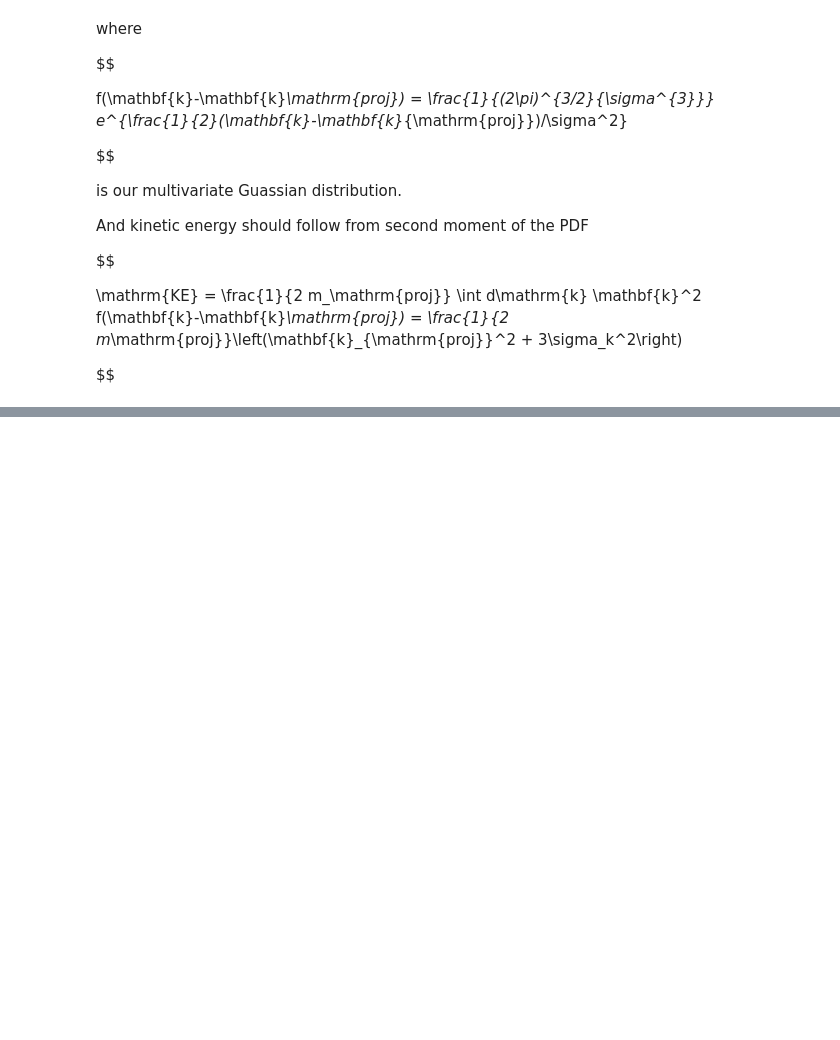
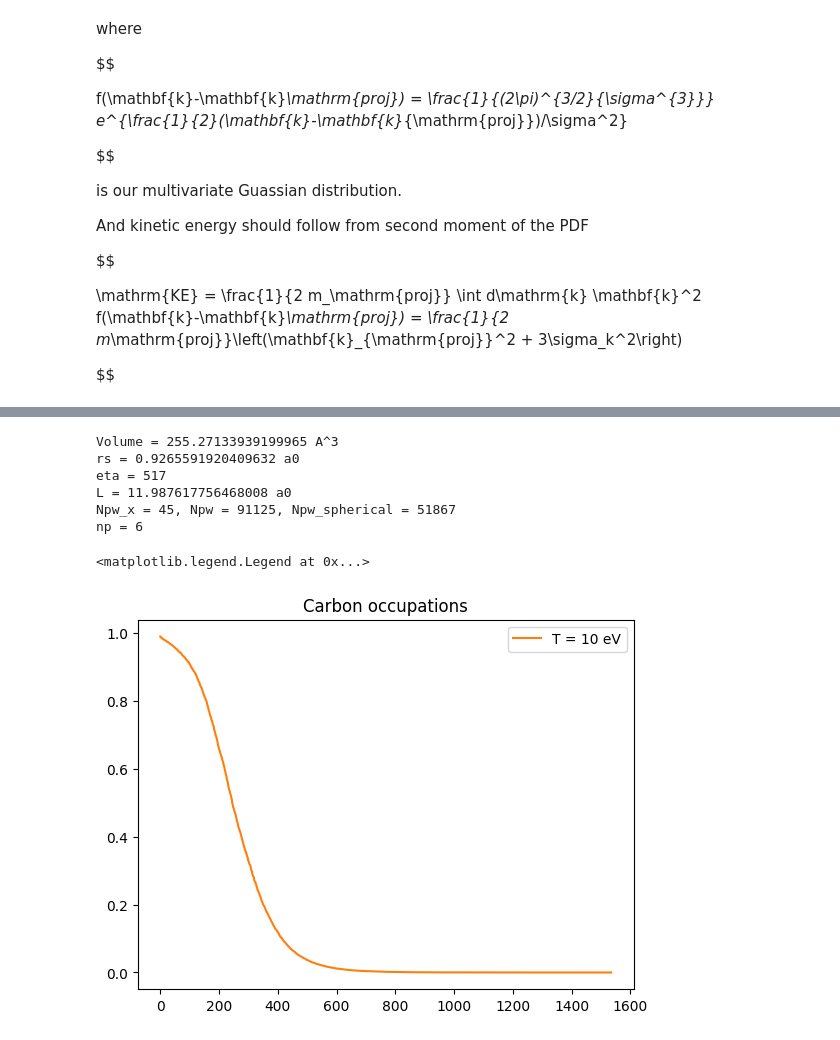
Before and after one commit to ncrubin/mec-sandia, a Jupyter notebook: notebooks/ensembles.ipynb, the cells around one changed output, grey strips where cells are left out. Saved outputs shown, nothing was run; the diff lists cells and outputs as text; code cells hidden in the pictures; blank space fills up the shorter version.

```diff
--- a/notebooks/ensembles.ipynb
+++ b/notebooks/ensembles.ipynb
@@ -579,0 +622,60 @@ norm = np
+# %%
+
+from mec_sandia.ueg import UEG
+import math
+from ase.units import Hartree
+import numpy as np
+from mec_sandia.vasp_utils import read_vasp
+
+ase_cell = read_vasp(f"../vasp_data/C_POSCAR")
+# Next we can get some system paramters
+volume_ang = ase_cell.get_volume()
+print("Volume = {} A^3".format(volume_ang))
+
+# To compute rs parameter we need volume in Bohr
+from ase.units import Bohr
+volume_bohr = volume_ang / Bohr**3
+# and the number of valence electrons
+num_atoms = len(ase_cell.get_atomic_numbers())
+# There is 1 hydrogen atom in the cell. Is this just a proton?
+num_elec = 1 + 4*num_atoms
+from mec_sandia.vasp_utils import compute_wigner_seitz_radius
+# Get the Wigner-Seitz radius
+rs = compute_wigner_seitz_radius(volume_bohr, num_elec)
+print("rs = {} a0".format(rs))
+print("eta = {} ".format(num_elec))
+L_bohr = volume_bohr**(1.0/3.0)
+print("L = {} a0".format(L_bohr))
+
+ecut_ev = 2000
+ecut_ha = (ecut_ev/Hartree)
+factor = (2*np.pi/L_bohr)
+ecut_tilde = ecut_ha / (factor**2)
+ueg = UEG.build(num_elec, rs, ecut_tilde)
+gmax = ueg.gvecs[-1]
+nmax = math.floor((2*ecut_tilde)**0.5)
+num_pw_1d = (2*nmax - 1)
+num_pw = num_pw_1d**3
+print("Npw_x = {}, Npw = {}, Npw_spherical = {}".format(num_pw_1d, num_pw, len(ueg.eigenvalues)))
+print("np = {}".format(math.ceil(np.log2(num_pw**(1/3.)))))
+# %% [output]
+Volume = 255.27133939199965 A^3
+rs = 0.9265591920409632 a0
+eta = 517
+L = 11.987617756468008 a0
+Npw_x = 45, Npw = 91125, Npw_spherical = 51867
+np = 6
+# %%
+# Let's read the eigenvalues
+
+from mec_sandia.vasp_utils import read_kohn_sham_data
+import matplotlib.pyplot as plt
+
+# 1. First read the KS data
+eigs_1eV, occs_1eV = read_kohn_sham_data("../vasp_data/C_10eV_EIGENVAL")
+plt.plot(occs_1eV, label="T = 10 eV", color="C1")
+plt.title("Carbon occupations")
+plt.legend()
+# %% [output]
+<matplotlib.legend.Legend at 0x...>
+[figure, added]
```
Also changed, not shown: parts of 7 cells of this notebook.
